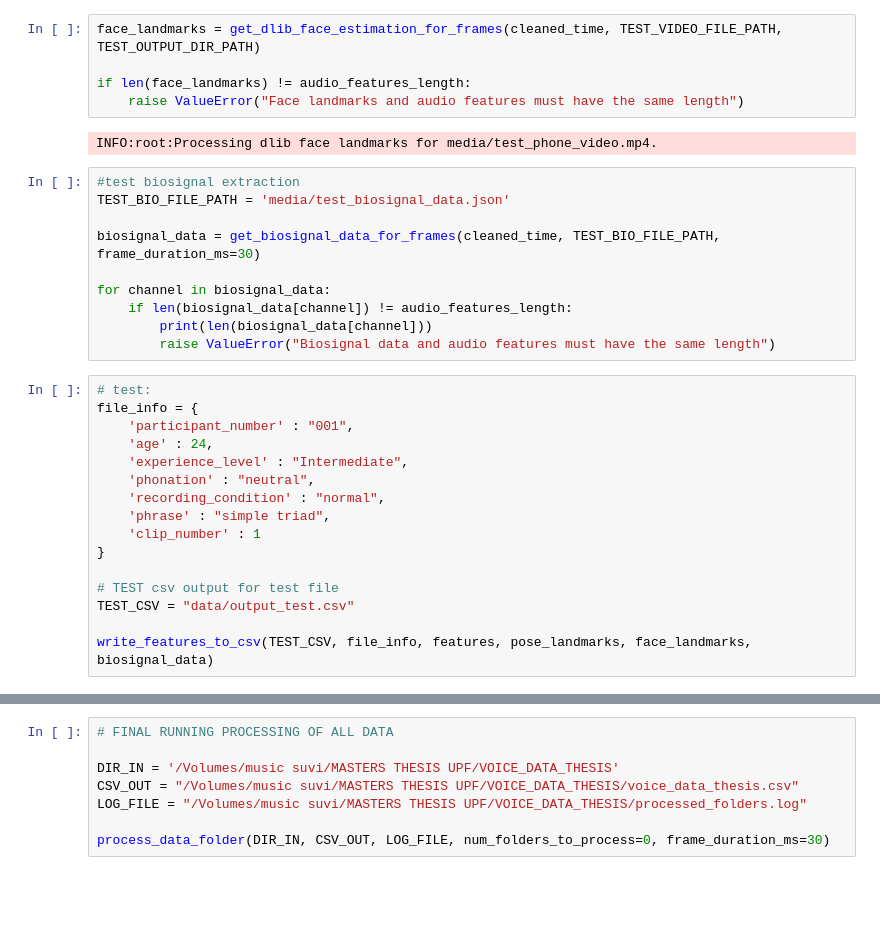
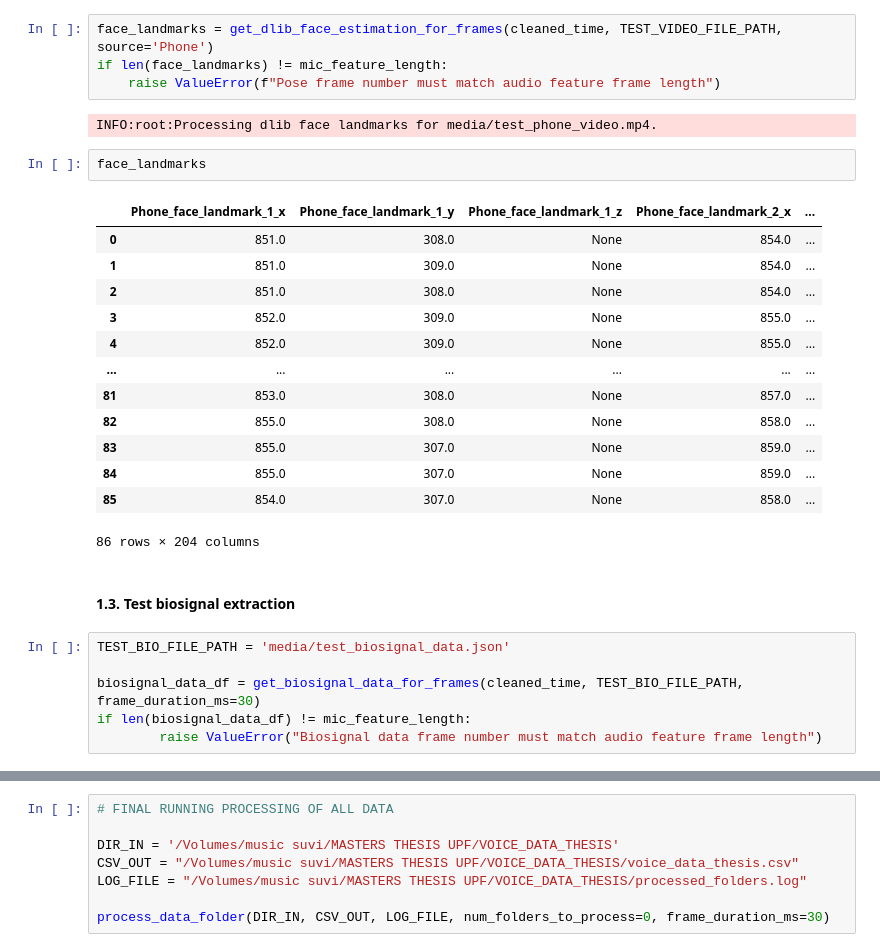
Before and after one commit to suvimh/vocal_data_feature_extraction, a Jupyter notebook: feature_extraction.ipynb, the cells around one changed output, grey strips where cells are left out. Drawn from its saved outputs; the diff is of its cells as text; blank space fills up the shorter version.

```diff
--- a/feature_extraction.ipynb
+++ b/feature_extraction.ipynb
@@ -52,33 +77,30 @@ if len(pose_landmarks) != audio_features_length:
 # %%
-face_landmarks = get_dlib_face_estimation_for_frames(cleaned_time, TEST_VIDEO_FILE_PATH, TEST_OUTPUT_DIR_PATH)
-
-if len(face_landmarks) != audio_features_length:
-    raise ValueError("Face landmarks and audio features must have the same length")
+face_landmarks = get_dlib_face_estimation_for_frames(cleaned_time, TEST_VIDEO_FILE_PATH, source='Phone')
+if len(face_landmarks) != mic_feature_length:
+    raise ValueError(f"Pose frame number must match audio feature frame length")
 # %% [output]
 INFO:root:Processing dlib face landmarks for media/test_phone_video.mp4.
+# %%
+face_landmarks
+# %% [output]
+|  | Phone_face_landmark_1_x | Phone_face_landmark_1_y | Phone_face_landmark_1_z | Phone_face_landmark_2_x | ... |
+| 0 | 851.0 | 308.0 | None | 854.0 | ... |
+| 1 | 851.0 | 309.0 | None | 854.0 | ... |
+| 2 | 851.0 | 308.0 | None | 854.0 | ... |
+| 3 | 852.0 | 309.0 | None | 855.0 | ... |
+| 4 | 852.0 | 309.0 | None | 855.0 | ... |
+| ... | ... | ... | ... | ... | ... |
+| 81 | 853.0 | 308.0 | None | 857.0 | ... |
+| 82 | 855.0 | 308.0 | None | 858.0 | ... |
+| 83 | 855.0 | 307.0 | None | 859.0 | ... |
+| 84 | 855.0 | 307.0 | None | 859.0 | ... |
+| 85 | 854.0 | 307.0 | None | 858.0 | ... |
+86 rows × 204 columns
+# %% [markdown]
+#### 1.3. Test biosignal extraction
 # %%
-#test biosignal extraction
 TEST_BIO_FILE_PATH = 'media/test_biosignal_data.json'
 
-biosignal_data = get_biosignal_data_for_frames(cleaned_time, TEST_BIO_FILE_PATH, frame_duration_ms=30)
-
-for channel in biosignal_data:
-    if len(biosignal_data[channel]) != audio_features_length:
-        print(len(biosignal_data[channel]))
-        raise ValueError("Biosignal data and audio features must have the same length")
+biosignal_data_df = get_biosignal_data_for_frames(cleaned_time, TEST_BIO_FILE_PATH, frame_duration_ms=30)
+if len(biosignal_data_df) != mic_feature_length:
+        raise ValueError("Biosignal data frame number must match audio feature frame length")
-# %%
-# test:
-file_info = {
-    'participant_number' : "001",
-    'age' : 24,
-    'experience_level' : "Intermediate",
-    'phonation' : "neutral",
-    'recording_condition' : "normal",
-    'phrase' : "simple triad",
-    'clip_number' : 1
-}
-
-# TEST csv output for test file
-TEST_CSV = "data/output_test.csv"
-
-write_features_to_csv(TEST_CSV, file_info, features, pose_landmarks, face_landmarks, biosignal_data)
```
Also changed, not shown: parts of 22 cells of this notebook, 10 other files.
